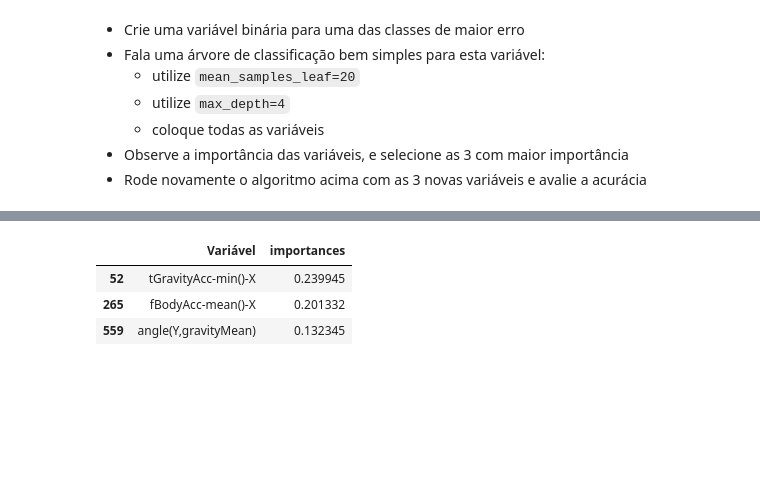
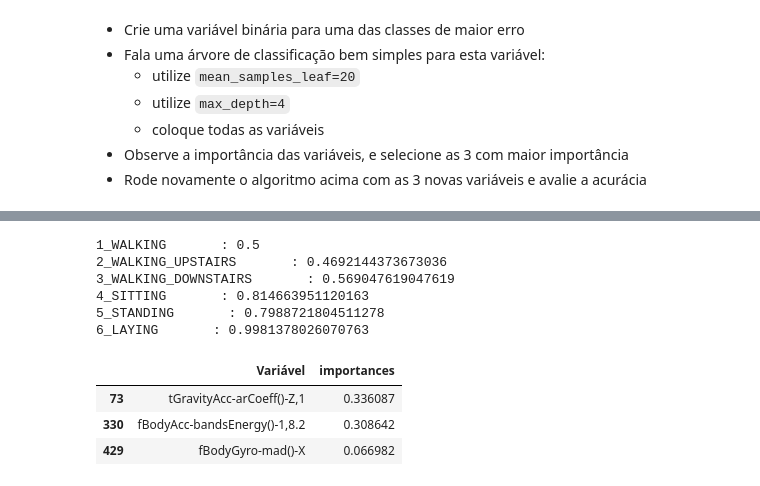
Before and after one commit to marceloaires7/EBAC-Aulas, a Jupyter notebook: Modulo17/Exercício_Cientista_de_dados_Módulo17/Exercício 3/mod17_Arvores_II-Tarefa_3.ipynb, the cells around one changed output, grey strips where cells are left out. Cells and saved outputs as stored; diff of their text form; code cells hidden in the pictures; blank space fills up the shorter version.

````diff
--- a/Modulo17/Exercício_Cientista_de_dados_Módulo17/Exercício 3/mod17_Arvores_II-Tarefa_3.ipynb
+++ b/Modulo17/Exercício_Cientista_de_dados_Módulo17/Exercício 3/mod17_Arvores_II-Tarefa_3.ipynb
@@ -70,0 +74,5 @@ X_test
+# %%
+# Definindo X_train com as variáveis selecionadas do Exercício anterior.
+
+X_train_var_ex2 = X_train[['tGravityAcc-energy()-X', 'fBodyAccJerk-energy()-X', 'angle(Y,gravityMean)']]
+X_train_var_ex2
@@ -115,8 +158,10 @@ Vamos seguir uma lógica bem em linha com o que já estamso acostumados, com as
 - Por pragmatismo, utilizar ```min_samples_leaf=20```
 - Utilize as mesmas "3 melhores variáveis" identificadas no exercício anterior.
 # %%
+# Cálculo dos ccp_alphas e impurities.
+
 clf = DecisionTreeClassifier(random_state=2360873, min_samples_leaf=20)
-caminho = clf.cost_complexity_pruning_path(X=X_train, y=y_train)
+caminho = clf.cost_complexity_pruning_path(X=X_train_var_ex2, y=y_train)
 ccp_alphas, impurities = caminho.ccp_alphas, caminho.impurities
 # %%
 # garantindo que os ccp_alphas são únicos e positivos
@@ -156,8 +203,8 @@ grid_parametros
 # %%
-%%time
+# Rodando o GridSearchCV() para identificar os melhores parametros.
 
 grid = GridSearchCV(estimator=clf, param_grid=grid_parametros, cv=10, verbose=100)
-grid.fit(X_train, y_train)
+grid.fit(X_train_var_ex2, y_train)
 # %% [output]
 Fitting 10 folds for each of 110 candidates, totalling 1100 fits
 [CV 1/10; 1/110] START ccp_alpha=0.0............................................
@@ -303,10 +299,36 @@ X_test
+# %%
+# Classe de maior erro
+
+y_pred = clf.predict(X_test_var_ex2)
+cm = confusion_matrix(y_true=y_test,y_pred=y_pred)
+print(clf.classes_[0],"      :",cm[0,0]/cm.sum(axis=1)[0])
+print(clf.classes_[1],"      :",cm[1,1]/cm.sum(axis=1)[1])
+print(clf.classes_[2],"      :",cm[2,2]/cm.sum(axis=1)[2])
+print(clf.classes_[3],"      :",cm[3,3]/cm.sum(axis=1)[3])
+print(clf.classes_[4],"      :",cm[4,4]/cm.sum(axis=1)[4])
+print(clf.classes_[5],"      :",cm[5,5]/cm.sum(axis=1)[5])
+# %% [output]
+1_WALKING       : 0.5
+2_WALKING_UPSTAIRS       : 0.4692144373673036
+3_WALKING_DOWNSTAIRS       : 0.569047619047619
+4_SITTING       : 0.814663951120163
+5_STANDING       : 0.7988721804511278
+6_LAYING       : 0.9981378026070763
+# %%
+# Gravando Classe de maior erro como variável binária.
+
+y_train_maior_erro = pd.get_dummies(y_train, dtype=float).iloc[:,1].to_frame()
+y_test_maior_erro = pd.get_dummies(y_test, dtype=float).iloc[:,1].to_frame()
 # %%
-clf = DecisionTreeClassifier(random_state=2360873).fit(X_train,y_train)
-(pd.DataFrame(X_train.columns).rename({0:"Variável"},axis=1)
-                              .assign(importances = clf.feature_importances_)
-                              .sort_values(by='importances', ascending=False))[:3]
+# Treinando Árvore com min_samples_leaf=20, max_depth=4 com todas as variáveis e Escolhendo as 3 com maior importância.
+
+clf = DecisionTreeClassifier(random_state=2360873, min_samples_leaf=20, max_depth=4).fit(X_train,y_train_maior_erro)
+novas_var = (pd.DataFrame(X_train.columns).rename({0:"Variável"},axis=1)
+                                          .assign(importances = clf.feature_importances_)
+                                          .sort_values(by='importances', ascending=False))[:3]
+novas_var
 # %% [output]
 |  | Variável | importances |
-| 52 | tGravityAcc-min()-X | 0.239945 |
-| 265 | fBodyAcc-mean()-X | 0.201332 |
-| 559 | angle(Y,gravityMean) | 0.132345 |
+| 73 | tGravityAcc-arCoeff()-Z,1 | 0.336087 |
+| 330 | fBodyAcc-bandsEnergy()-1,8.2 | 0.308642 |
+| 429 | fBodyGyro-mad()-X | 0.066982 |
````
Also changed, not shown: parts of 34 cells of this notebook.
